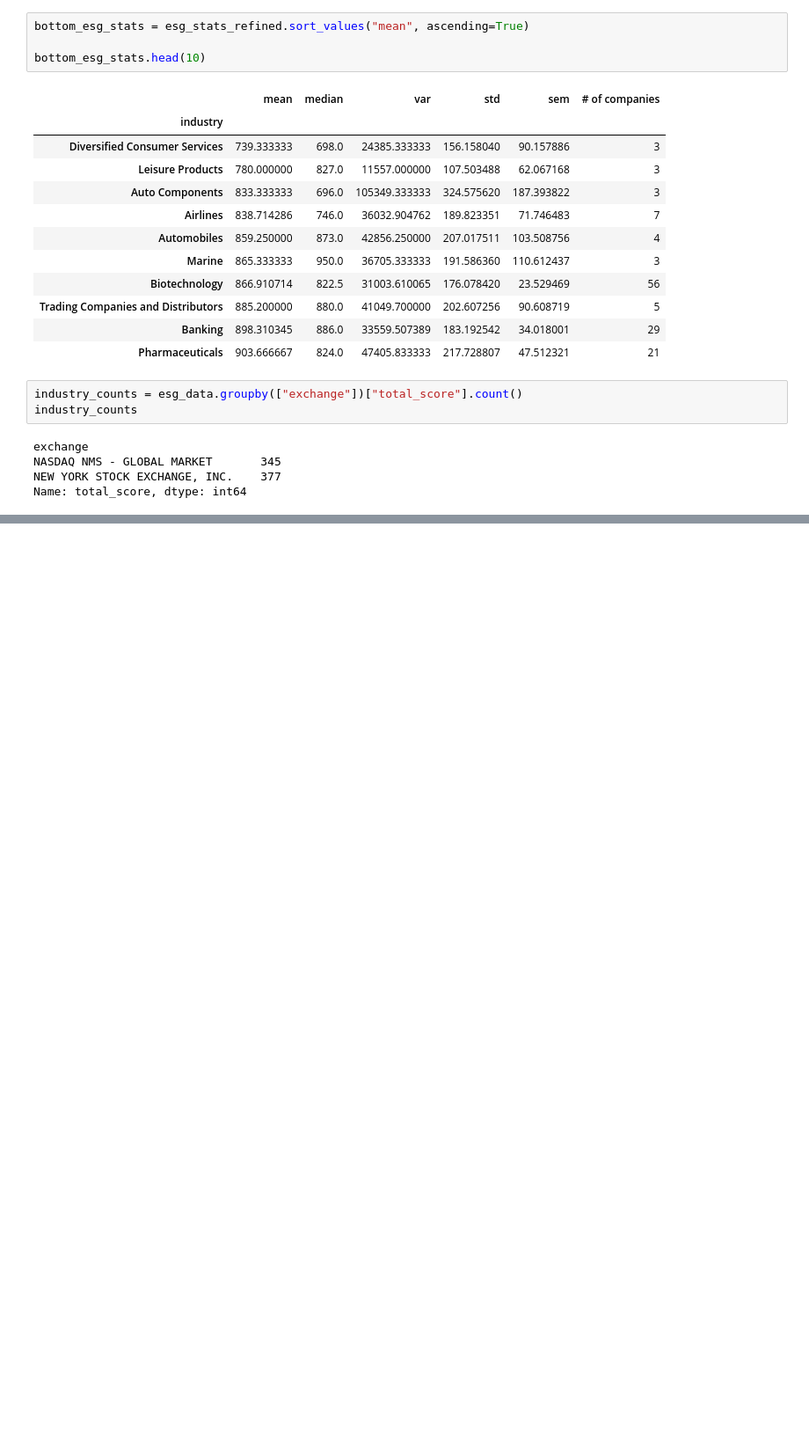
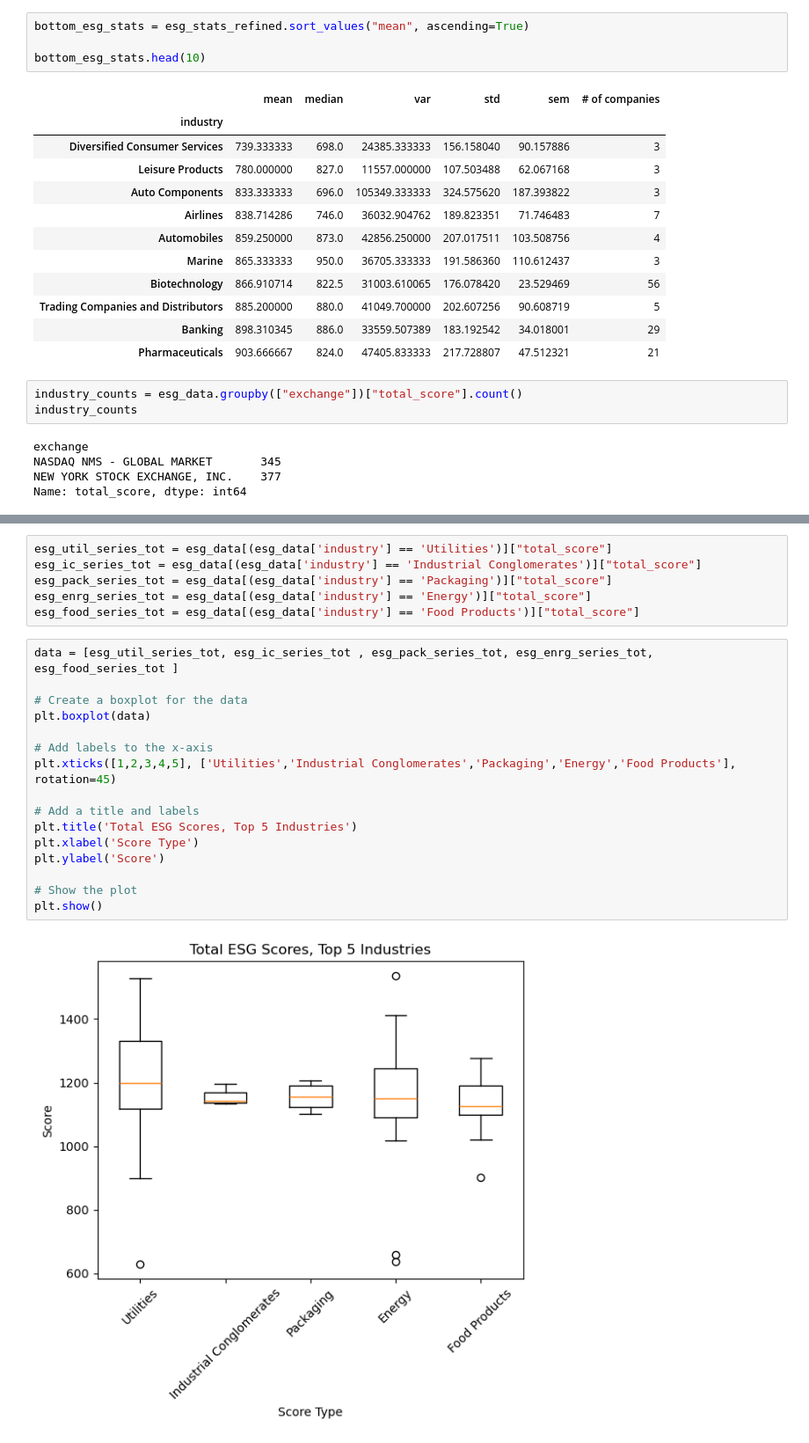
Before and after one commit to r-swift/Group-4-Project-1, a Jupyter notebook: ESG.ipynb, the cells around one changed output, grey strips where cells are left out. Shown at 88% size. Cells and saved outputs as stored; diff of their text form; blank space fills up the shorter version.

```diff
--- a/ESG.ipynb
+++ b/ESG.ipynb
@@ -249,0 +292,24 @@ plt.show()
+# %%
+esg_util_series_tot = esg_data[(esg_data['industry'] == 'Utilities')]["total_score"]
+esg_ic_series_tot = esg_data[(esg_data['industry'] == 'Industrial Conglomerates')]["total_score"]
+esg_pack_series_tot = esg_data[(esg_data['industry'] == 'Packaging')]["total_score"]
+esg_enrg_series_tot = esg_data[(esg_data['industry'] == 'Energy')]["total_score"]
+esg_food_series_tot = esg_data[(esg_data['industry'] == 'Food Products')]["total_score"]
+# %%
+data = [esg_util_series_tot, esg_ic_series_tot , esg_pack_series_tot, esg_enrg_series_tot, esg_food_series_tot ]
+
+# Create a boxplot for the data
+plt.boxplot(data)
+
+# Add labels to the x-axis
+plt.xticks([1,2,3,4,5], ['Utilities','Industrial Conglomerates','Packaging','Energy','Food Products'], rotation=45)
+
+# Add a title and labels
+plt.title('Total ESG Scores, Top 5 Industries')
+plt.xlabel('Score Type')
+plt.ylabel('Score')
+
+# Show the plot
+plt.show()
+# %% [output]
+[figure, added]
```
Also changed, not shown: parts of 14 cells of this notebook.
